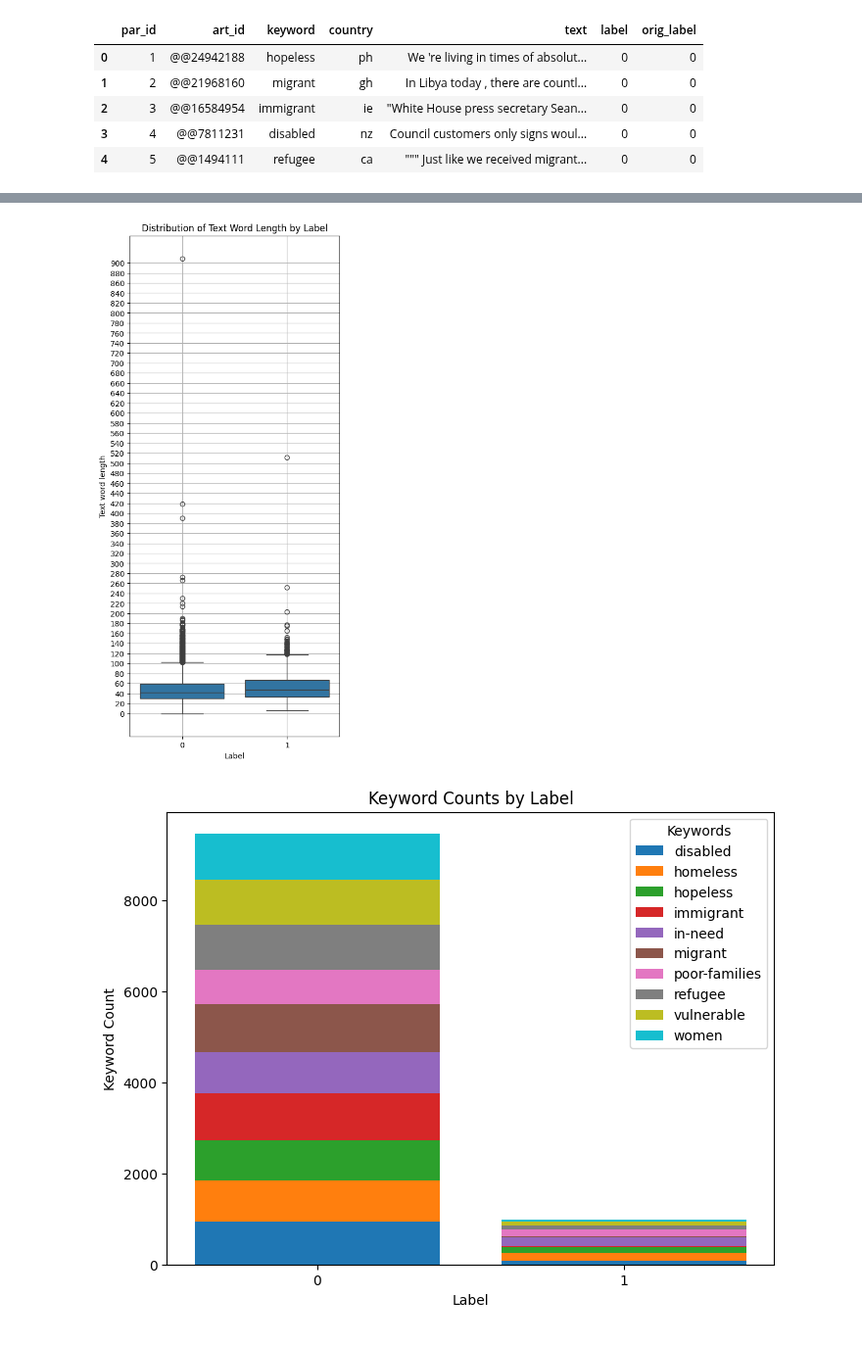
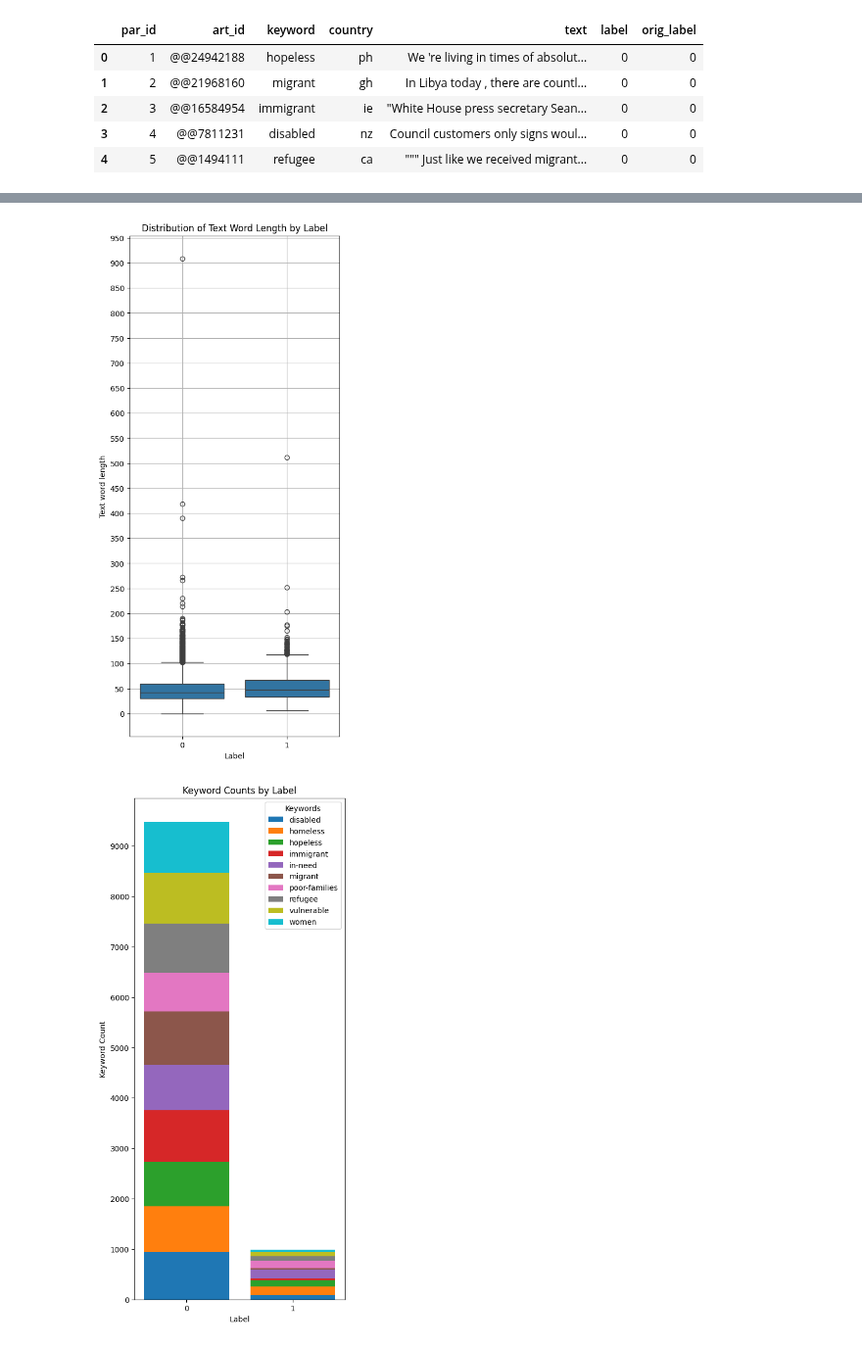
Before and after one commit to mwmlo/nlp-pcl-cw, a Jupyter notebook: class_label_analysis.ipynb, the cells around one changed output, grey strips where cells are left out. Shown at 98% size. Drawn from its saved outputs; the diff is of its cells as text; code cells hidden in the pictures.

```diff
--- a/class_label_analysis.ipynb
+++ b/class_label_analysis.ipynb
@@ -46,39 +46,39 @@ plt.figure(figsize=(5, 12))
 sns.boxplot(x="Label", y="Text word length", data=df_text_lens)
 plt.title("Distribution of Text Word Length by Label")
 plt.grid(True)
-y_min, y_max = min(text_lengths), max(text_lengths)
-plt.yticks(np.arange(y_min, y_max + 1, step=20))
+plt.gca().yaxis.set_major_locator(ticker.MultipleLocator(50))
 
 plt.show()
 # %% [output]
-[figure, old version]
+[figure, new version]
 # %%
 # Count occurrences of each keyword for each label
 keyword_counts = df.groupby(["label", "keyword"]).size().unstack(fill_value=0)
 
 # Define labels (x-axis) and keywords (stacked categories)
 labels = keyword_counts.index  # 0 and 1
 keywords = keyword_counts.columns  # Unique keywords
 
 # Plot stacked bars
-plt.figure(figsize=(8, 6))
+plt.figure(figsize=(5, 12))
 bottom = np.zeros(len(labels))  # Initialize bottom for stacking
 
 for i, keyword in enumerate(keywords):
     plt.bar(labels, keyword_counts[keyword], bottom=bottom, label=keyword)
     bottom += keyword_counts[keyword]  # Update bottom for stacking
 
 # Customize labels and legend
 plt.xlabel("Label")
 plt.ylabel("Keyword Count")
 plt.title("Keyword Counts by Label")
 plt.xticks(labels, ["0", "1"])  # Rename x-axis labels
+plt.gca().yaxis.set_major_locator(ticker.MultipleLocator(1000))
 plt.legend(title="Keywords")
 
 # Show plot
 plt.show()
 # %% [output]
-[figure, old version]
+[figure, new version]
 # %%
 # Count occurrences of each country for each label
 country_counts = df.groupby(["label", "country"]).size().unstack(fill_value=0)
```
Also changed, not shown: parts of 3 cells of this notebook.
